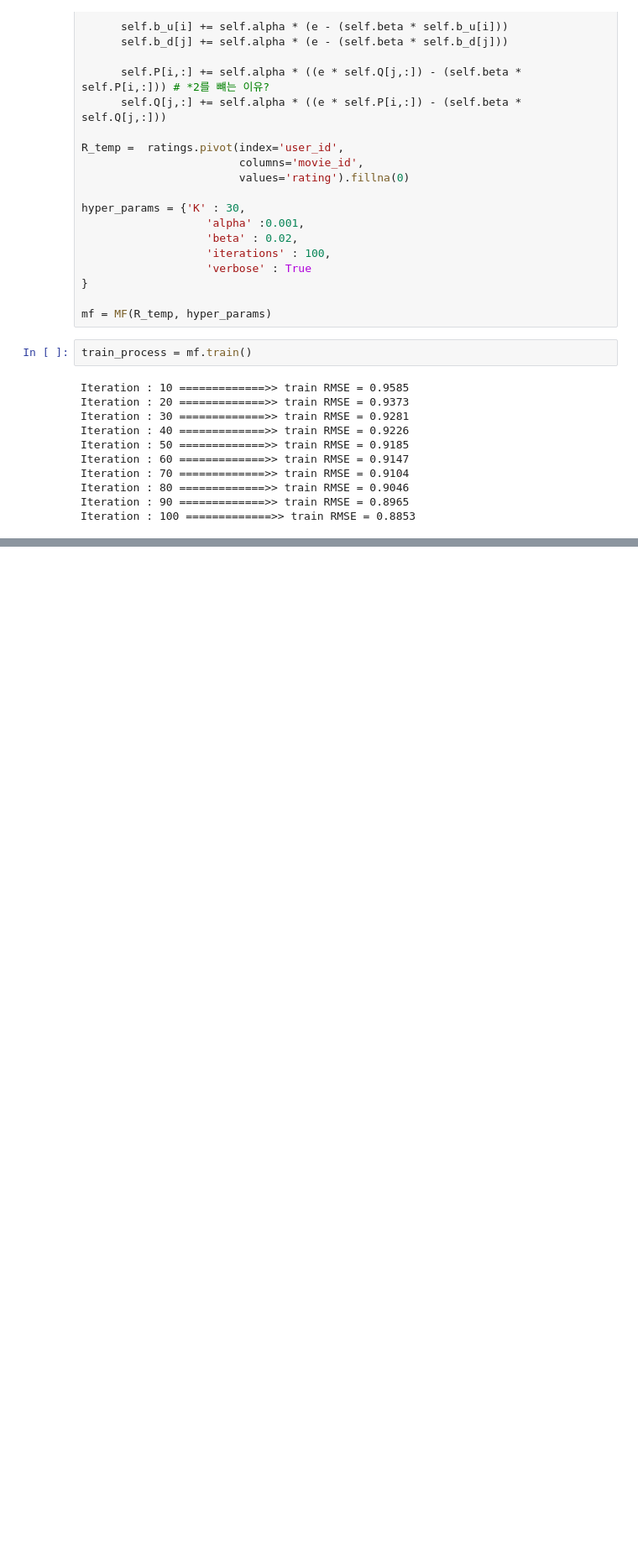
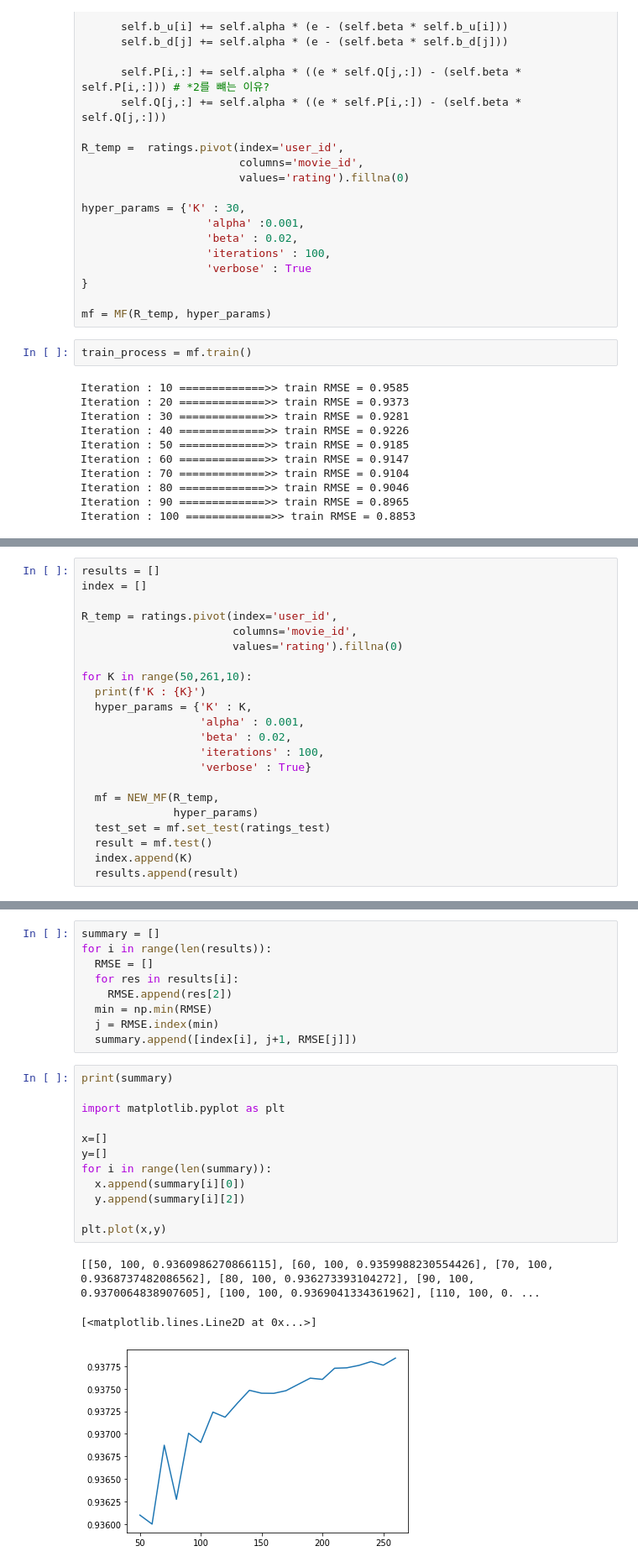
Before and after one commit to minshyee/RecoSyS, a Jupyter notebook: MF_RecomSYS_.ipynb, the cells around one changed output, grey strips where cells are left out. Shown at 84% size. Drawn from its saved outputs; the diff is of its cells as text; blank space fills up the shorter version.

```diff
--- a/MF_RecomSYS_.ipynb
+++ b/MF_RecomSYS_.ipynb
@@ -245,0 +435,22 @@ Iteration : 100 =============>> train RMSE = 0.8853
+# %%
+results = []
+index = []
+
+R_temp = ratings.pivot(index='user_id',
+                       columns='movie_id',
+                       values='rating').fillna(0)
+
+for K in range(50,261,10):
+  print(f'K : {K}')
+  hyper_params = {'K' : K,
+                  'alpha' : 0.001,
+                  'beta' : 0.02,
+                  'iterations' : 100,
+                  'verbose' : True}
+
+  mf = NEW_MF(R_temp,
+              hyper_params)
+  test_set = mf.set_test(ratings_test)
+  result = mf.test()
+  index.append(K)
+  results.append(result)
@@ -245,0 +475,25 @@ Iteration : 100 =============>> train RMSE = 0.8853
+# %%
+summary = []
+for i in range(len(results)):
+  RMSE = []
+  for res in results[i]:
+    RMSE.append(res[2])
+  min = np.min(RMSE)
+  j = RMSE.index(min)
+  summary.append([index[i], j+1, RMSE[j]])
+# %%
+print(summary)
+
+import matplotlib.pyplot as plt
+
+x=[]
+y=[]
+for i in range(len(summary)):
+  x.append(summary[i][0])
+  y.append(summary[i][2])
+
+plt.plot(x,y)
+# %% [output]
+[[50, 100, 0.9360986270866115], [60, 100, 0.9359988230554426], [70, 100, 0.9368737482086562], [80, 100, 0.936273393104272], [90, 100, 0.9370064838907605], [100, 100, 0.9369041334361962], [110, 100, 0. ...
+[<matplotlib.lines.Line2D at 0x...>]
+[figure, added]
```
Also changed, not shown: parts of 10 cells of this notebook.
